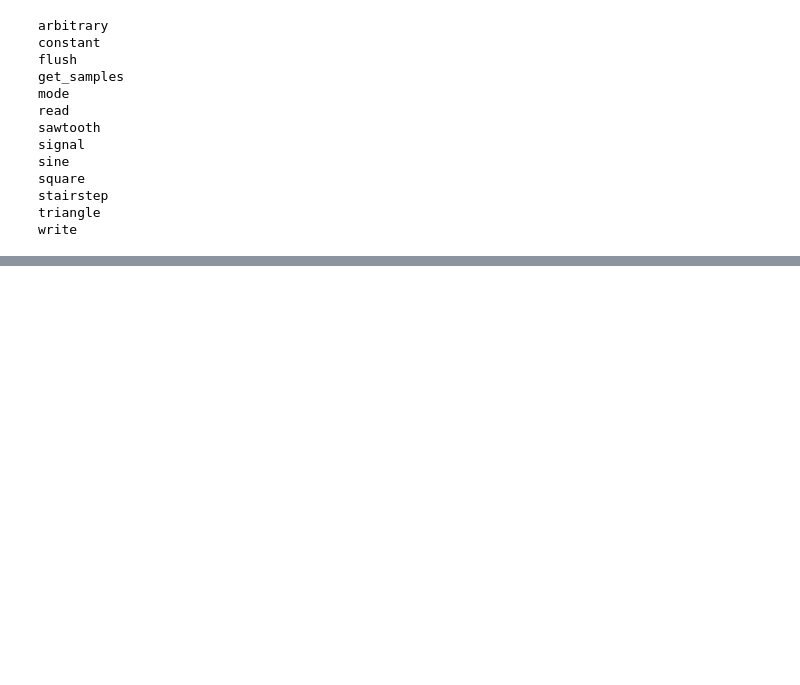
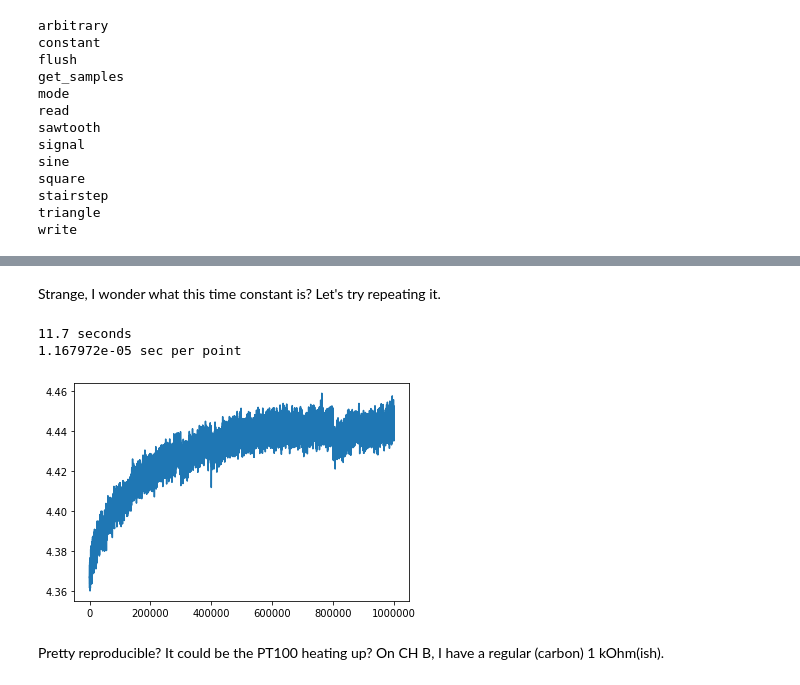
Before and after one commit to gsteele13/gary-misc-notebooks, a Jupyter notebook: Test ADALM1000.ipynb, the cells around one changed output, grey strips where cells are left out. Cells and saved outputs as stored; diff of their text form; code cells hidden in the pictures; blank space fills up the shorter version.

Commit message:
got the pt100 readout working, looking pretty good

```diff
--- a/Test ADALM1000.ipynb
+++ b/Test ADALM1000.ipynb
@@ -127,0 +271,17 @@ https://github.com/analogdevicesinc/alice/blob/Version-1.3/ohm-meter-vdiv-1.3.py
+# %% [markdown]
+Strange, I wonder what this time constant is? Let's try repeating it.
+# %%
+N =  1e6
+t0 = time()
+voltage = np.array(chA.get_samples(N))[:,0]
+t1 = time()
+print("%.1f seconds" % (t1-t0))
+print("%e sec per point" % ((t1-t0)/N))
+plt.plot(voltage)
+plt.show()
+# %% [output]
+11.7 seconds
+1.167972e-05 sec per point
+[figure, added]
+# %% [markdown]
+Pretty reproducible? It could be the PT100 heating up? On CH B, I have a regular (carbon) 1 kOhm(ish).
```
Also changed, not shown: parts of 37 cells of this notebook, 1 other file.
